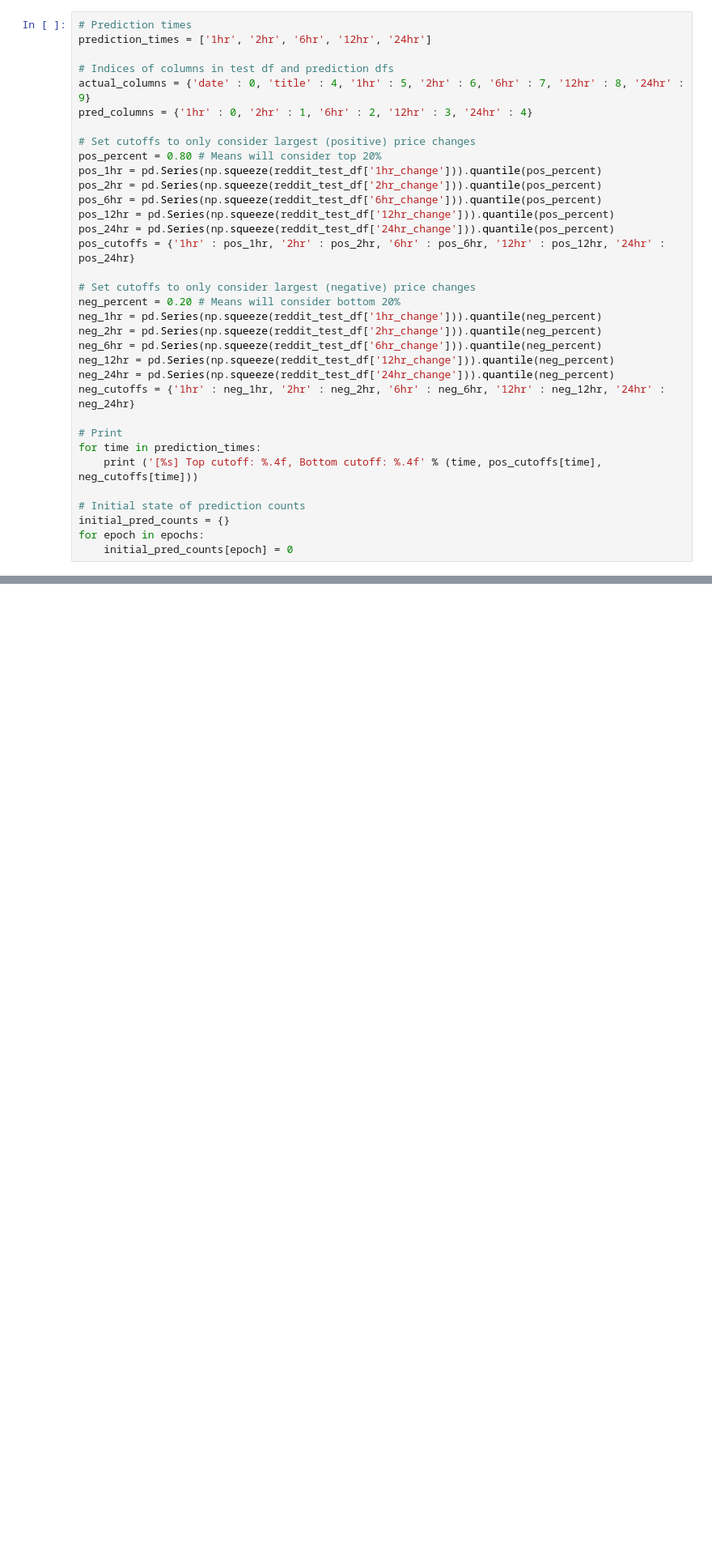
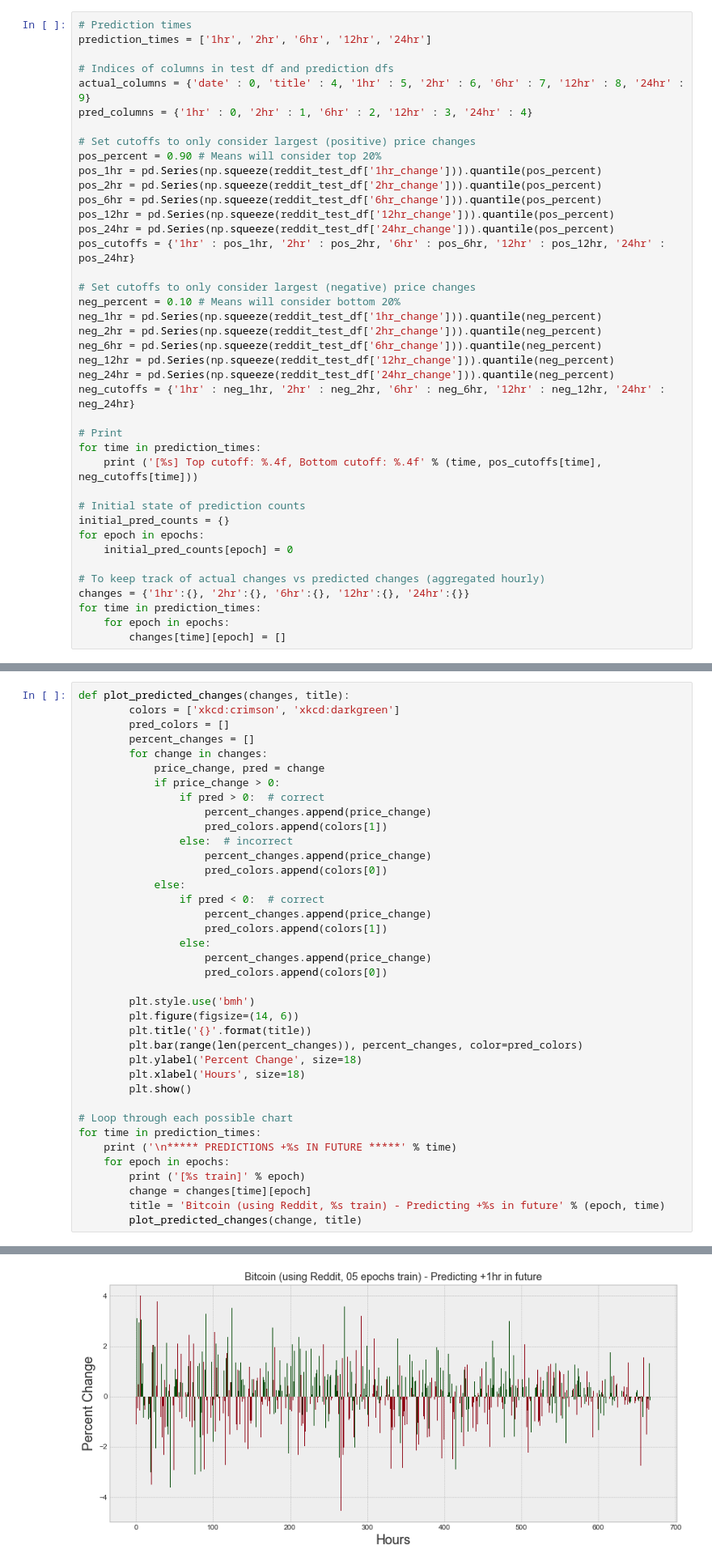
Before and after one commit to ericrnielsen/230_crypto, a Jupyter notebook: models/baseline/reddit_hourly.ipynb, the cells around one changed output, grey strips where cells are left out. Shown at 81% size. Cells and saved outputs as stored; diff of their text form; blank space fills up the shorter version.

Commit message:
Reddit model with aggregated prediction plots

```diff
--- a/models/baseline/reddit_hourly.ipynb
+++ b/models/baseline/reddit_hourly.ipynb
@@ -722,7 +722,7 @@ actual_columns = {'date' : 0, 'title' : 4, '1hr' : 5, '2hr' : 6, '6hr' : 7, '12h
 pred_columns = {'1hr' : 0, '2hr' : 1, '6hr' : 2, '12hr' : 3, '24hr' : 4}
 
 # Set cutoffs to only consider largest (positive) price changes
-pos_percent = 0.80 # Means will consider top 20%
+pos_percent = 0.90 # Means will consider top 20%
 pos_1hr = pd.Series(np.squeeze(reddit_test_df['1hr_change'])).quantile(pos_percent)
 pos_2hr = pd.Series(np.squeeze(reddit_test_df['2hr_change'])).quantile(pos_percent)
 pos_6hr = pd.Series(np.squeeze(reddit_test_df['6hr_change'])).quantile(pos_percent)
@@ -731,7 +731,7 @@ pos_24hr = pd.Series(np.squeeze(reddit_test_df['24hr_change'])).quantile(pos_per
 pos_cutoffs = {'1hr' : pos_1hr, '2hr' : pos_2hr, '6hr' : pos_6hr, '12hr' : pos_12hr, '24hr' : pos_24hr}
 
 # Set cutoffs to only consider largest (negative) price changes
-neg_percent = 0.20 # Means will consider bottom 20%
+neg_percent = 0.10 # Means will consider bottom 20%
 neg_1hr = pd.Series(np.squeeze(reddit_test_df['1hr_change'])).quantile(neg_percent)
 neg_2hr = pd.Series(np.squeeze(reddit_test_df['2hr_change'])).quantile(neg_percent)
 neg_6hr = pd.Series(np.squeeze(reddit_test_df['6hr_change'])).quantile(neg_percent)
@@ -747,4 +747,10 @@ for time in prediction_times:
 initial_pred_counts = {}
 for epoch in epochs:
     initial_pred_counts[epoch] = 0
+
+# To keep track of actual changes vs predicted changes (aggregated hourly)
+changes = {'1hr':{}, '2hr':{}, '6hr':{}, '12hr':{}, '24hr':{}}
+for time in prediction_times:
+    for epoch in epochs:
+        changes[time][epoch] = []
 # %% [output]
@@ -880,0 +928,39 @@ Num ACTUAL in top 20% (change >= 0.99%): 1881
+# %%
+def plot_predicted_changes(changes, title):
+        colors = ['xkcd:crimson', 'xkcd:darkgreen']
+        pred_colors = []
+        percent_changes = []
+        for change in changes:
+            price_change, pred = change
+            if price_change > 0:
+                if pred > 0:  # correct
+                    percent_changes.append(price_change)
+                    pred_colors.append(colors[1])
+                else:  # incorrect
+                    percent_changes.append(price_change)
+                    pred_colors.append(colors[0])
+            else:
+                if pred < 0:  # correct
+                    percent_changes.append(price_change)
+                    pred_colors.append(colors[1])
+                else:
+                    percent_changes.append(price_change)
+                    pred_colors.append(colors[0])
+
+        plt.style.use('bmh')
+        plt.figure(figsize=(14, 6))
+        plt.title('{}'.format(title))
+        plt.bar(range(len(percent_changes)), percent_changes, color=pred_colors)
+        plt.ylabel('Percent Change', size=18)
+        plt.xlabel('Hours', size=18)
+        plt.show()
+
+# Loop through each possible chart
+for time in prediction_times:
+    print ('\n***** PREDICTIONS +%s IN FUTURE *****' % time)
+    for epoch in epochs:
+        print ('[%s train]' % epoch)
+        change = changes[time][epoch]
+        title = 'Bitcoin (using Reddit, %s train) - Predicting +%s in future' % (epoch, time)
+        plot_predicted_changes(change, title)
+# %% [output]
@@ -880,0 +969 @@ Num ACTUAL in top 20% (change >= 0.99%): 1881
+[figure, added]
```
Also changed, not shown: parts of 4 cells of this notebook, 1 other file.
